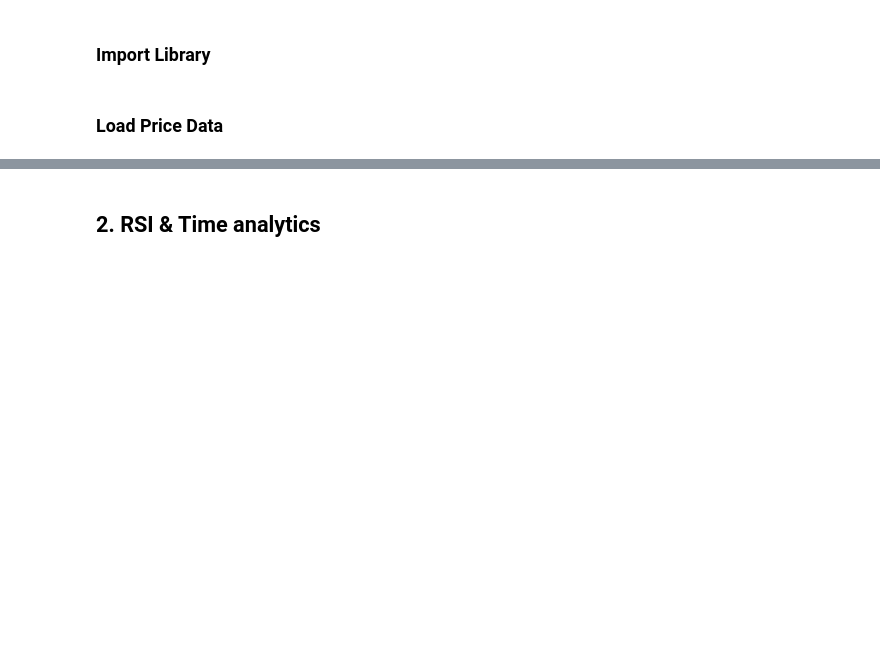
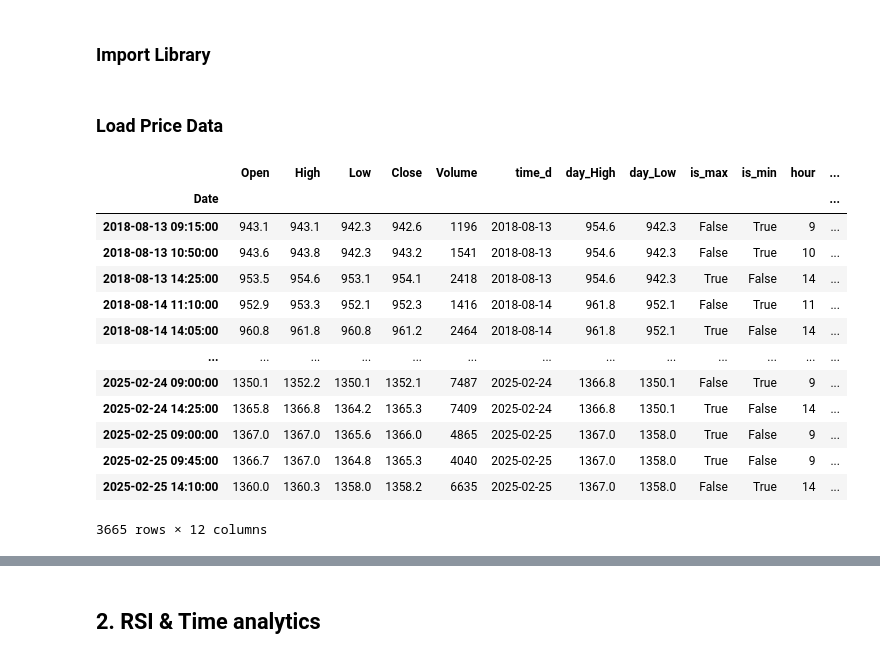
Before and after one commit to zuongthaotn/phantich-chungkhoan, a Jupyter notebook: VN30F1M/Day_High_Low_Analytics.ipynb, the cells around one changed output, grey strips where cells are left out. Cells and saved outputs as stored; diff of their text form; code cells hidden in the pictures; blank space fills up the shorter version.

```diff
--- a/VN30F1M/Day_High_Low_Analytics.ipynb
+++ b/VN30F1M/Day_High_Low_Analytics.ipynb
@@ -48,3 +48,20 @@ df_merged['is_max'] = df_merged['High'] == df_merged['day_High']
 df_merged['is_min'] = df_merged['Low'] == df_merged['day_Low']
 df_merged['hour'] = df_merged.index.hour
 df_merged['minute'] = df_merged.index.minute
+# %%
+df_merged[(df_merged.is_max == True) | (df_merged.is_min == True)]
+# %% [output]
+|  | Open | High | Low | Close | Volume | time_d | day_High | day_Low | is_max | is_min | hour | ... |
+| Date |  |  |  |  |  |  |  |  |  |  |  | ... |
+| 2018-08-13 09:15:00 | 943.1 | 943.1 | 942.3 | 942.6 | 1196 | 2018-08-13 | 954.6 | 942.3 | False | True | 9 | ... |
+| 2018-08-13 10:50:00 | 943.6 | 943.8 | 942.3 | 943.2 | 1541 | 2018-08-13 | 954.6 | 942.3 | False | True | 10 | ... |
+| 2018-08-13 14:25:00 | 953.5 | 954.6 | 953.1 | 954.1 | 2418 | 2018-08-13 | 954.6 | 942.3 | True | False | 14 | ... |
+| 2018-08-14 11:10:00 | 952.9 | 953.3 | 952.1 | 952.3 | 1416 | 2018-08-14 | 961.8 | 952.1 | False | True | 11 | ... |
+| 2018-08-14 14:05:00 | 960.8 | 961.8 | 960.8 | 961.2 | 2464 | 2018-08-14 | 961.8 | 952.1 | True | False | 14 | ... |
+| ... | ... | ... | ... | ... | ... | ... | ... | ... | ... | ... | ... | ... |
+| 2025-02-24 09:00:00 | 1350.1 | 1352.2 | 1350.1 | 1352.1 | 7487 | 2025-02-24 | 1366.8 | 1350.1 | False | True | 9 | ... |
+| 2025-02-24 14:25:00 | 1365.8 | 1366.8 | 1364.2 | 1365.3 | 7409 | 2025-02-24 | 1366.8 | 1350.1 | True | False | 14 | ... |
+| 2025-02-25 09:00:00 | 1367.0 | 1367.0 | 1365.6 | 1366.0 | 4865 | 2025-02-25 | 1367.0 | 1358.0 | True | False | 9 | ... |
+| 2025-02-25 09:45:00 | 1366.7 | 1367.0 | 1364.8 | 1365.3 | 4040 | 2025-02-25 | 1367.0 | 1358.0 | True | False | 9 | ... |
+| 2025-02-25 14:10:00 | 1360.0 | 1360.3 | 1358.0 | 1358.2 | 6635 | 2025-02-25 | 1367.0 | 1358.0 | False | True | 14 | ... |
+3665 rows × 12 columns
```
Also changed, not shown: parts of 8 cells of this notebook, 2 other files.
